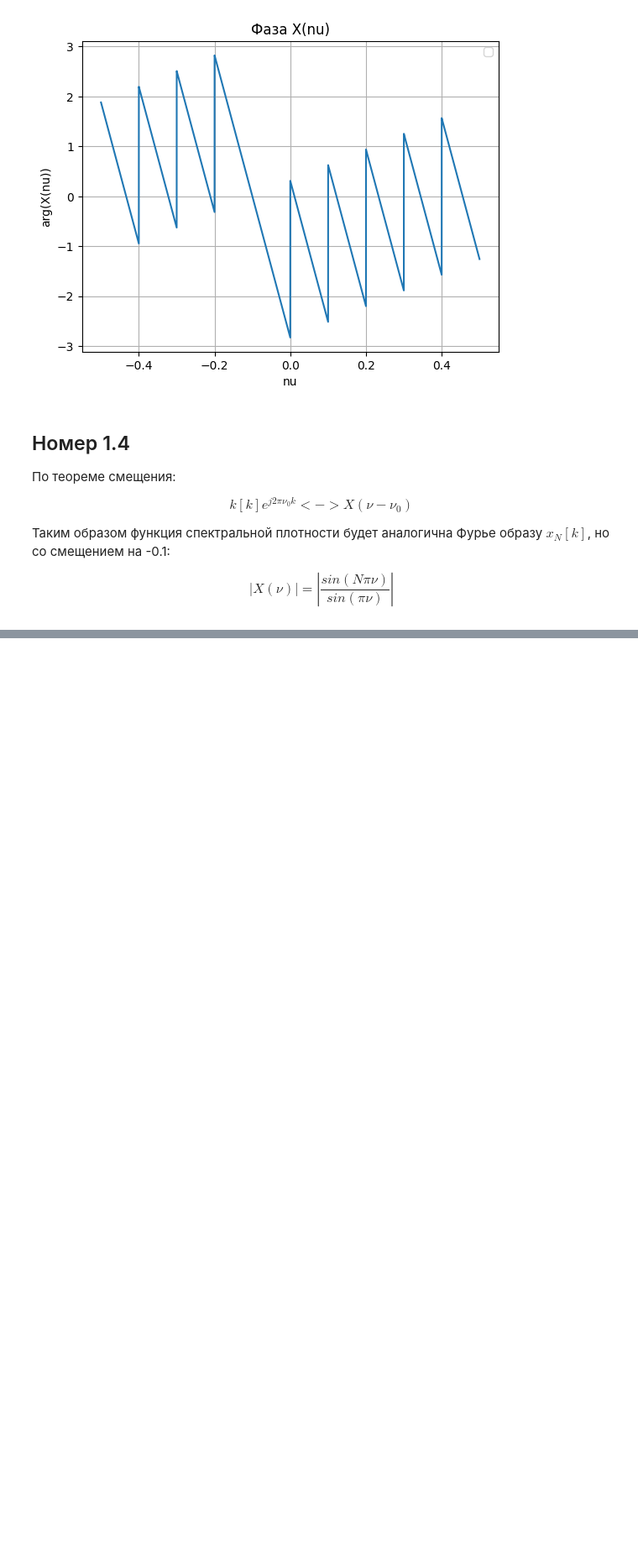
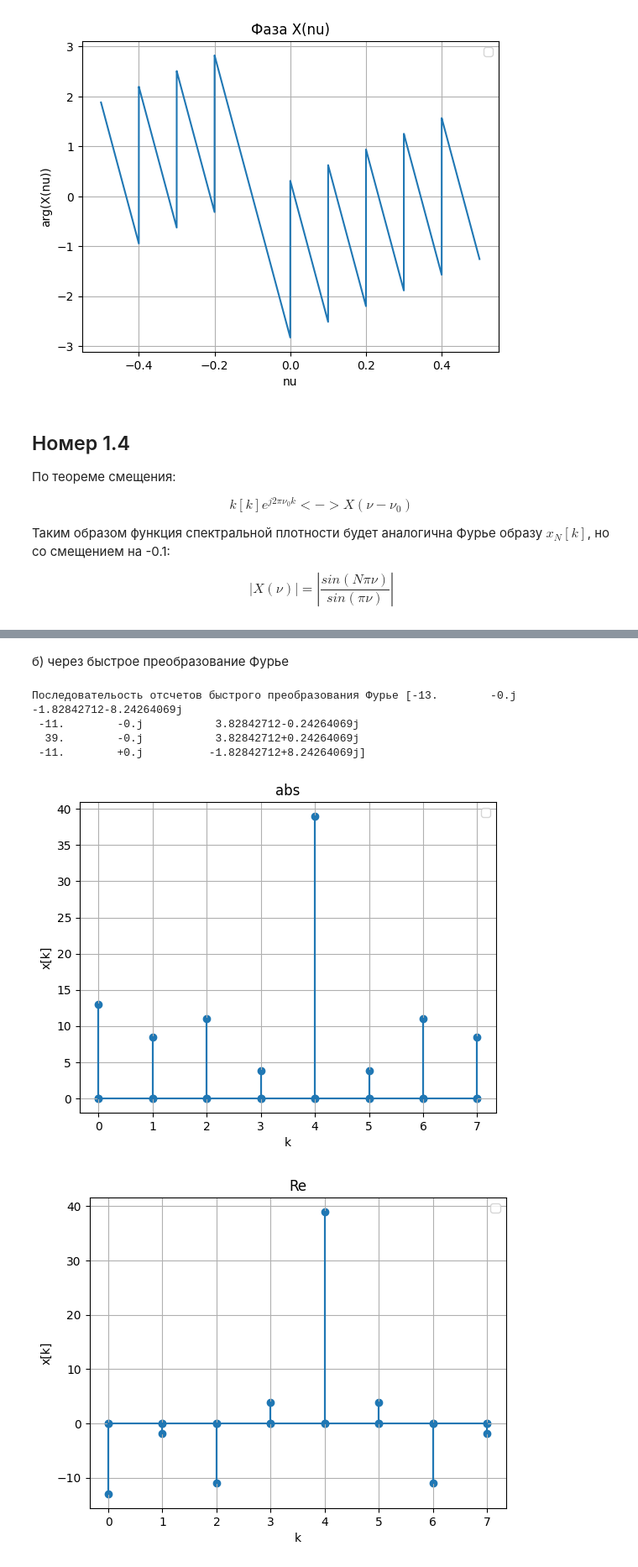
Before and after one commit to Zararest/Labs, a Jupyter notebook: RT_2/Result.ipynb, the cells around one changed output, grey strips where cells are left out. Shown at 84% size. Saved outputs shown, nothing was run; the diff lists cells and outputs as text; code cells hidden in the pictures; blank space fills up the shorter version.

```diff
--- a/RT_2/Result.ipynb
+++ b/RT_2/Result.ipynb
@@ -262,0 +333,16 @@ $$ |X(\nu)| =  |\frac{sin(N \pi \nu)}{sin(\pi \nu)}|$$
+# %% [markdown]
+
+б) через быстрое преобразование Фурье
+# %%
+X = fft(x)
+print('Последовательость отсчетов быстрого преобразования Фурье', X)
+draw_arr(X)
+draw_arr(X, 'Re')
+draw_arr(X, 'Im')
+# %% [output]
+Последовательость отсчетов быстрого преобразования Фурье [-13.        -0.j          -1.82842712-8.24264069j
+ -11.        -0.j           3.82842712-0.24264069j
+  39.        -0.j           3.82842712+0.24264069j
+ -11.        +0.j          -1.82842712+8.24264069j]
+[figure, added]
+[figure, added]
```
Also changed, not shown: parts of 6 cells of this notebook.
